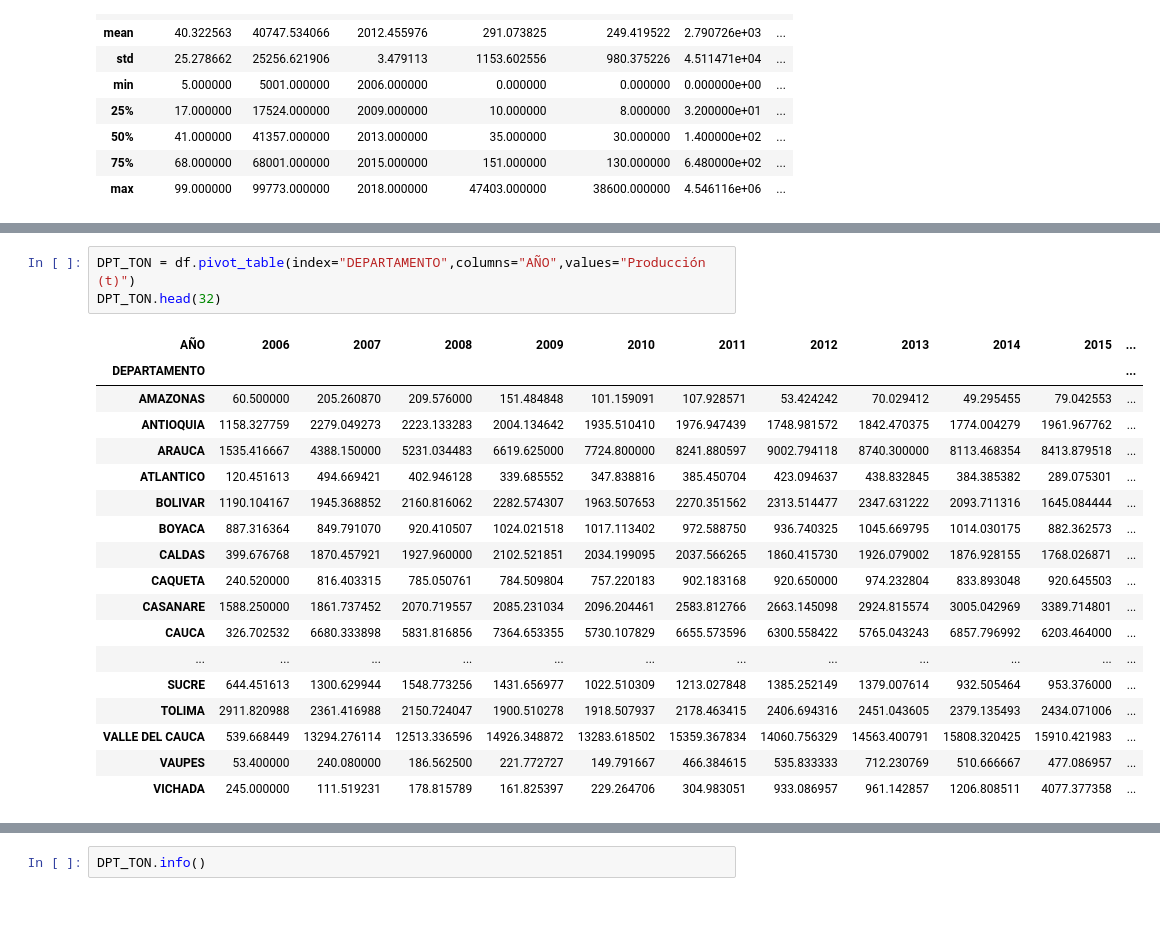
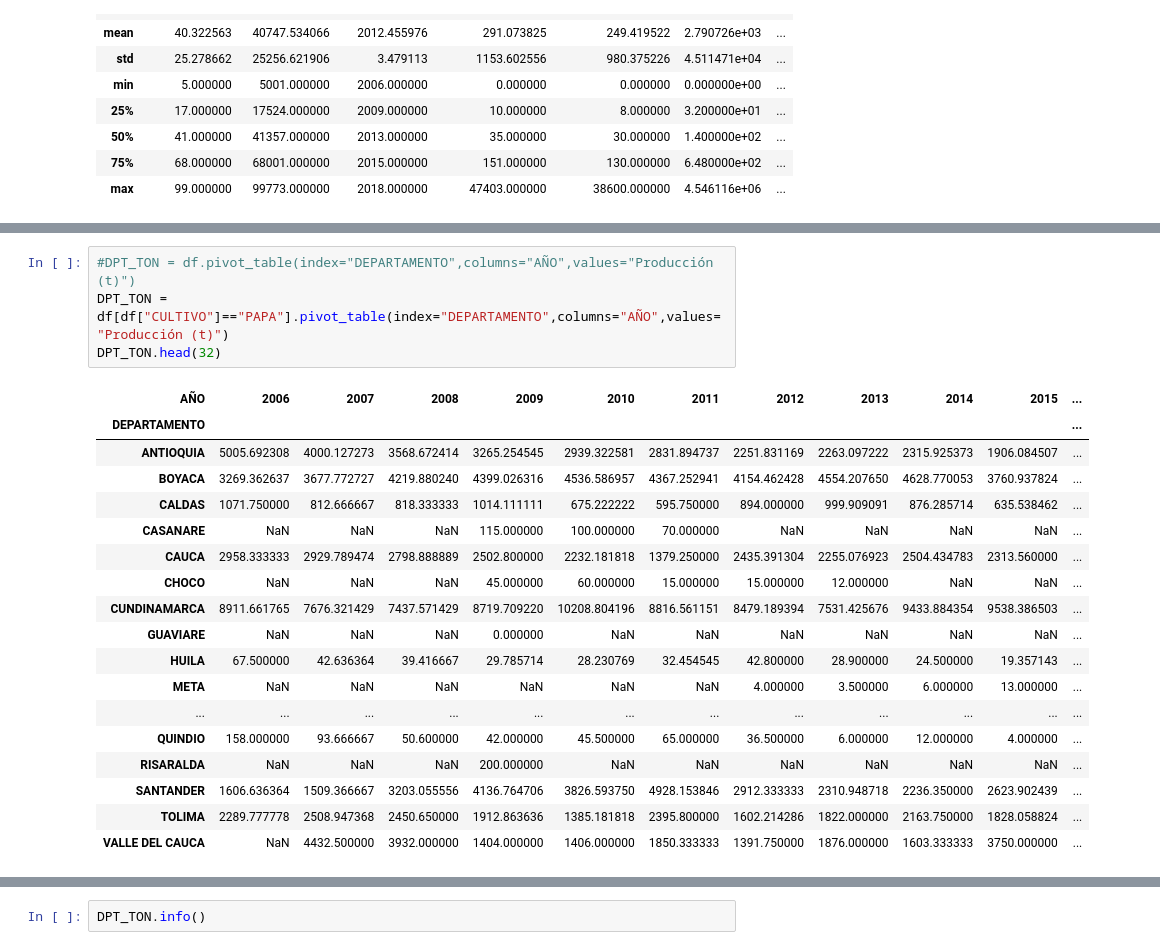
Before and after one commit to JHONJA91/ANALIS_DE_DATOS, a Jupyter notebook: daots.ipynb, the cells around one changed output, grey strips where cells are left out. Saved outputs shown, nothing was run; the diff lists cells and outputs as text; blank space fills up the shorter version.

```diff
--- a/daots.ipynb
+++ b/daots.ipynb
@@ -84,25 +90,26 @@ df["DEPARTAMENTO"].value_counts().plot.bar()
 # %%
-DPT_TON = df.pivot_table(index="DEPARTAMENTO",columns="AÑO",values="Producción (t)")
+#DPT_TON = df.pivot_table(index="DEPARTAMENTO",columns="AÑO",values="Producción (t)")
+DPT_TON = df[df["CULTIVO"]=="PAPA"].pivot_table(index="DEPARTAMENTO",columns="AÑO",values="Producción (t)")
 DPT_TON.head(32)
 # %% [output]
 | AÑO | 2006 | 2007 | 2008 | 2009 | 2010 | 2011 | 2012 | 2013 | 2014 | 2015 | ... |
 | DEPARTAMENTO |  |  |  |  |  |  |  |  |  |  | ... |
-| AMAZONAS | 60.500000 | 205.260870 | 209.576000 | 151.484848 | 101.159091 | 107.928571 | 53.424242 | 70.029412 | 49.295455 | 79.042553 | ... |
-| ANTIOQUIA | 1158.327759 | 2279.049273 | 2223.133283 | 2004.134642 | 1935.510410 | 1976.947439 | 1748.981572 | 1842.470375 | 1774.004279 | 1961.967762 | ... |
-| ARAUCA | 1535.416667 | 4388.150000 | 5231.034483 | 6619.625000 | 7724.800000 | 8241.880597 | 9002.794118 | 8740.300000 | 8113.468354 | 8413.879518 | ... |
-| ATLANTICO | 120.451613 | 494.669421 | 402.946128 | 339.685552 | 347.838816 | 385.450704 | 423.094637 | 438.832845 | 384.385382 | 289.075301 | ... |
-| BOLIVAR | 1190.104167 | 1945.368852 | 2160.816062 | 2282.574307 | 1963.507653 | 2270.351562 | 2313.514477 | 2347.631222 | 2093.711316 | 1645.084444 | ... |
-| BOYACA | 887.316364 | 849.791070 | 920.410507 | 1024.021518 | 1017.113402 | 972.588750 | 936.740325 | 1045.669795 | 1014.030175 | 882.362573 | ... |
-| CALDAS | 399.676768 | 1870.457921 | 1927.960000 | 2102.521851 | 2034.199095 | 2037.566265 | 1860.415730 | 1926.079002 | 1876.928155 | 1768.026871 | ... |
-| CAQUETA | 240.520000 | 816.403315 | 785.050761 | 784.509804 | 757.220183 | 902.183168 | 920.650000 | 974.232804 | 833.893048 | 920.645503 | ... |
-| CASANARE | 1588.250000 | 1861.737452 | 2070.719557 | 2085.231034 | 2096.204461 | 2583.812766 | 2663.145098 | 2924.815574 | 3005.042969 | 3389.714801 | ... |
-| CAUCA | 326.702532 | 6680.333898 | 5831.816856 | 7364.653355 | 5730.107829 | 6655.573596 | 6300.558422 | 5765.043243 | 6857.796992 | 6203.464000 | ... |
+| ANTIOQUIA | 5005.692308 | 4000.127273 | 3568.672414 | 3265.254545 | 2939.322581 | 2831.894737 | 2251.831169 | 2263.097222 | 2315.925373 | 1906.084507 | ... |
+| BOYACA | 3269.362637 | 3677.772727 | 4219.880240 | 4399.026316 | 4536.586957 | 4367.252941 | 4154.462428 | 4554.207650 | 4628.770053 | 3760.937824 | ... |
+| CALDAS | 1071.750000 | 812.666667 | 818.333333 | 1014.111111 | 675.222222 | 595.750000 | 894.000000 | 999.909091 | 876.285714 | 635.538462 | ... |
+| CASANARE | NaN | NaN | NaN | 115.000000 | 100.000000 | 70.000000 | NaN | NaN | NaN | NaN | ... |
+| CAUCA | 2958.333333 | 2929.789474 | 2798.888889 | 2502.800000 | 2232.181818 | 1379.250000 | 2435.391304 | 2255.076923 | 2504.434783 | 2313.560000 | ... |
+| CHOCO | NaN | NaN | NaN | 45.000000 | 60.000000 | 15.000000 | 15.000000 | 12.000000 | NaN | NaN | ... |
+| CUNDINAMARCA | 8911.661765 | 7676.321429 | 7437.571429 | 8719.709220 | 10208.804196 | 8816.561151 | 8479.189394 | 7531.425676 | 9433.884354 | 9538.386503 | ... |
+| GUAVIARE | NaN | NaN | NaN | 0.000000 | NaN | NaN | NaN | NaN | NaN | NaN | ... |
+| HUILA | 67.500000 | 42.636364 | 39.416667 | 29.785714 | 28.230769 | 32.454545 | 42.800000 | 28.900000 | 24.500000 | 19.357143 | ... |
+| META | NaN | NaN | NaN | NaN | NaN | NaN | 4.000000 | 3.500000 | 6.000000 | 13.000000 | ... |
 | ... | ... | ... | ... | ... | ... | ... | ... | ... | ... | ... | ... |
-| SUCRE | 644.451613 | 1300.629944 | 1548.773256 | 1431.656977 | 1022.510309 | 1213.027848 | 1385.252149 | 1379.007614 | 932.505464 | 953.376000 | ... |
-| TOLIMA | 2911.820988 | 2361.416988 | 2150.724047 | 1900.510278 | 1918.507937 | 2178.463415 | 2406.694316 | 2451.043605 | 2379.135493 | 2434.071006 | ... |
-| VALLE DEL CAUCA | 539.668449 | 13294.276114 | 12513.336596 | 14926.348872 | 13283.618502 | 15359.367834 | 14060.756329 | 14563.400791 | 15808.320425 | 15910.421983 | ... |
-| VAUPES | 53.400000 | 240.080000 | 186.562500 | 221.772727 | 149.791667 | 466.384615 | 535.833333 | 712.230769 | 510.666667 | 477.086957 | ... |
-| VICHADA | 245.000000 | 111.519231 | 178.815789 | 161.825397 | 229.264706 | 304.983051 | 933.086957 | 961.142857 | 1206.808511 | 4077.377358 | ... |
+| QUINDIO | 158.000000 | 93.666667 | 50.600000 | 42.000000 | 45.500000 | 65.000000 | 36.500000 | 6.000000 | 12.000000 | 4.000000 | ... |
+| RISARALDA | NaN | NaN | NaN | 200.000000 | NaN | NaN | NaN | NaN | NaN | NaN | ... |
+| SANTANDER | 1606.636364 | 1509.366667 | 3203.055556 | 4136.764706 | 3826.593750 | 4928.153846 | 2912.333333 | 2310.948718 | 2236.350000 | 2623.902439 | ... |
+| TOLIMA | 2289.777778 | 2508.947368 | 2450.650000 | 1912.863636 | 1385.181818 | 2395.800000 | 1602.214286 | 1822.000000 | 2163.750000 | 1828.058824 | ... |
+| VALLE DEL CAUCA | NaN | 4432.500000 | 3932.000000 | 1404.000000 | 1406.000000 | 1850.333333 | 1391.750000 | 1876.000000 | 1603.333333 | 3750.000000 | ... |
 # %%
 sb.heatmap(DPT_TON,cmap="viridis")
 # %% [output]
```
Also changed, not shown: parts of 15 cells of this notebook.
